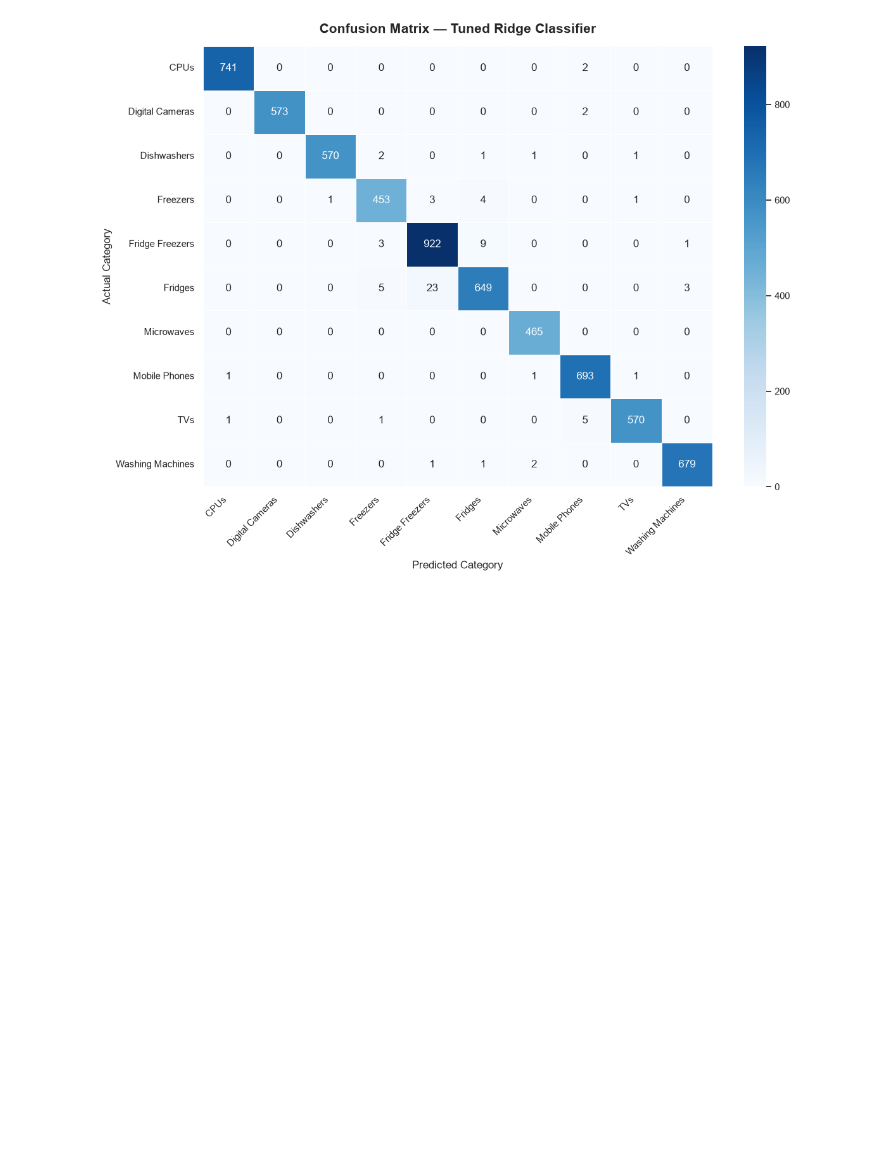
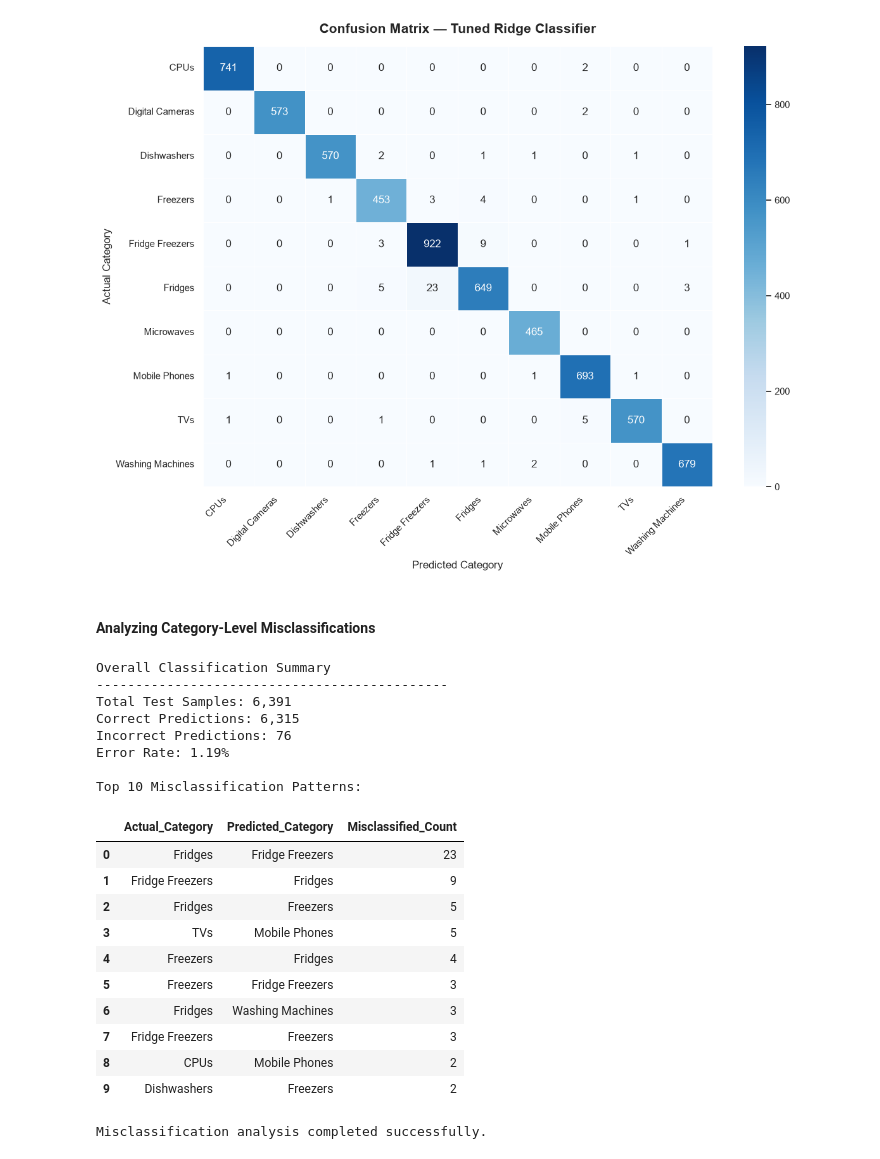
Before and after one commit to TejasMJ/Product-Taxonomy-Intelligence, a Jupyter notebook: notebooks/06_model_evaluation.ipynb, the cells around one changed output. Cells and saved outputs as stored; diff of their text form; code cells hidden in the pictures; blank space fills up the shorter version.

```diff
--- a/notebooks/06_model_evaluation.ipynb
+++ b/notebooks/06_model_evaluation.ipynb
@@ -455,3 +455,76 @@ plt.tight_layout()
 plt.show()
 # %% [output]
 [figure]
+# %% [markdown]
+#### Analyzing Category-Level Misclassifications
+# %%
+# Calculating overall prediction counts
+correct_predictions = np.trace(cm)
+incorrect_predictions = cm.sum() - correct_predictions
+
+print("Overall Classification Summary")
+print("-" * 45)
+
+print(f"Total Test Samples: {cm.sum():,}")
+print(f"Correct Predictions: {correct_predictions:,}")
+print(f"Incorrect Predictions: {incorrect_predictions:,}")
+print(f"Error Rate: {incorrect_predictions / cm.sum():.2%}")
+
+# Extracting off-diagonal misclassifications
+misclassification_records = []
+
+for actual_idx, actual_category in enumerate(category_names):
+
+    for predicted_idx, predicted_category in enumerate(category_names):
+
+        if actual_idx != predicted_idx:
+
+            count = cm[actual_idx, predicted_idx]
+
+            if count > 0:
+
+                misclassification_records.append({
+                    "Actual_Category": actual_category,
+                    "Predicted_Category": predicted_category,
+                    "Misclassified_Count": int(count)
+                })
+
+# Creating misclassification summary
+misclassification_df = pd.DataFrame(
+    misclassification_records
+)
+
+misclassification_df = (
+    misclassification_df
+    .sort_values(
+        "Misclassified_Count",
+        ascending=False
+    )
+    .reset_index(drop=True)
+)
+
+print("\nTop 10 Misclassification Patterns:")
+display(misclassification_df.head(10))
+
+print("\nMisclassification analysis completed successfully.")
+# %% [output]
+Overall Classification Summary
+---------------------------------------------
+Total Test Samples: 6,391
+Correct Predictions: 6,315
+Incorrect Predictions: 76
+Error Rate: 1.19%
+
+Top 10 Misclassification Patterns:
+|  | Actual_Category | Predicted_Category | Misclassified_Count |
+| 0 | Fridges | Fridge Freezers | 23 |
+| 1 | Fridge Freezers | Fridges | 9 |
+| 2 | Fridges | Freezers | 5 |
+| 3 | TVs | Mobile Phones | 5 |
+| 4 | Freezers | Fridges | 4 |
+| 5 | Freezers | Fridge Freezers | 3 |
+| 6 | Fridges | Washing Machines | 3 |
+| 7 | Fridge Freezers | Freezers | 3 |
+| 8 | CPUs | Mobile Phones | 2 |
+| 9 | Dishwashers | Freezers | 2 |
+Misclassification analysis completed successfully.
```
Also changed, not shown: parts of 10 cells of this notebook.
